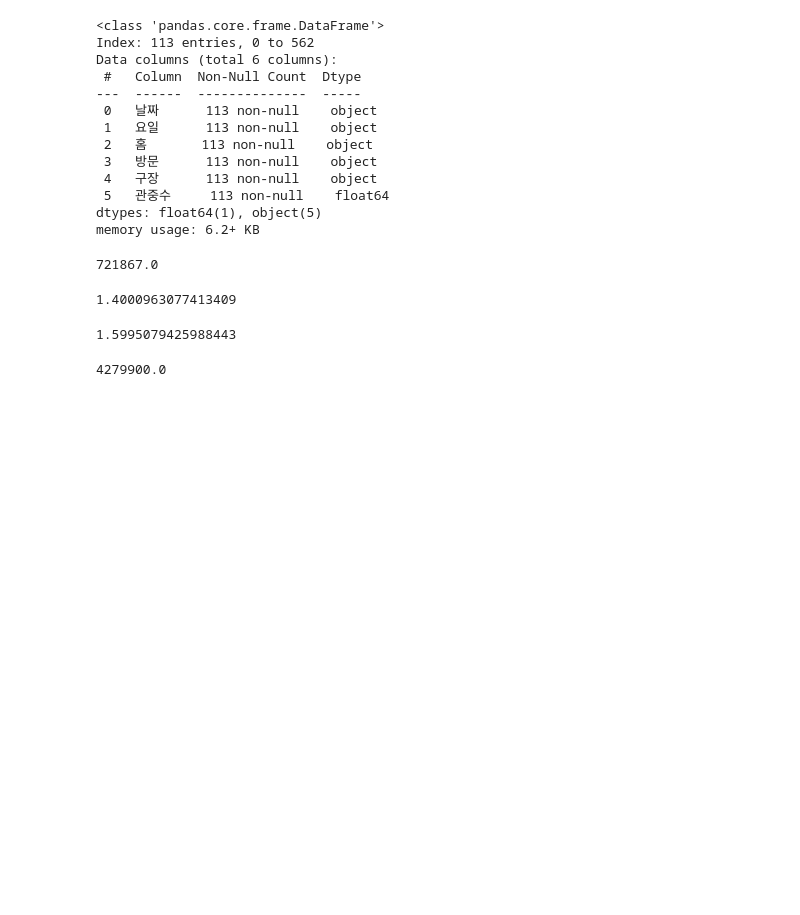
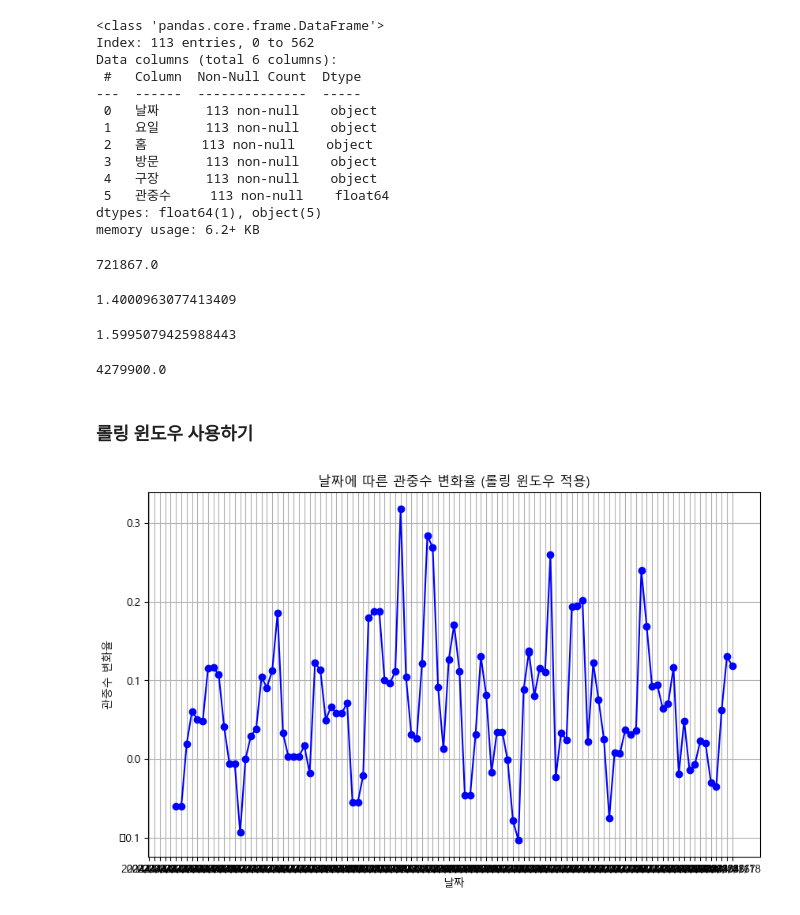
Before and after one commit to duddbs2002/team3, a Jupyter notebook: Youri/작년올해관중수비교.ipynb, the cells around one changed output. Drawn from its saved outputs; the diff is of its cells as text; code cells hidden in the pictures; blank space fills up the shorter version.

Commit message:
rolling window 사용

```diff
--- a/Youri/작년올해관중수비교.ipynb
+++ b/Youri/작년올해관중수비교.ipynb
@@ -352,5 +352,24 @@ total_crowd_2022_all = ddc_slicing['관중수'].sum()
 print(total_crowd_2022_all)
 # %% [output]
 4279900.0
+# %% [markdown]
+### 롤링 윈도우 사용하기
 # %%
 hdcc_slicing.set_index('날짜', inplace=True)
+# %%
+hdcc_slicing['변화율'] = hdcc_slicing['관중수'].pct_change()
+# %%
+# 롤링 윈도우 적용 (예: 7일 롤링 윈도우)
+hdcc_slicing['롤링 변화율'] = hdcc_slicing['변화율'].rolling(window=7).mean()
+
+# 시각화
+plt.figure(figsize=(10, 6))
+plt.plot(hdcc_slicing.index, hdcc_slicing['롤링 변화율'], marker='o', linestyle='-', color='b')
+plt.title('날짜에 따른 관중수 변화율 (롤링 윈도우 적용)')
+plt.xlabel('날짜')
+plt.ylabel('관중수 변화율')
+plt.grid(True)
+plt.show()
+# 경고문 = 맑은 고딕에 '-'가 없어서 생긴 오류
+# %% [output]
+[figure, added]
```
Also changed, not shown: parts of 3 cells of this notebook.
